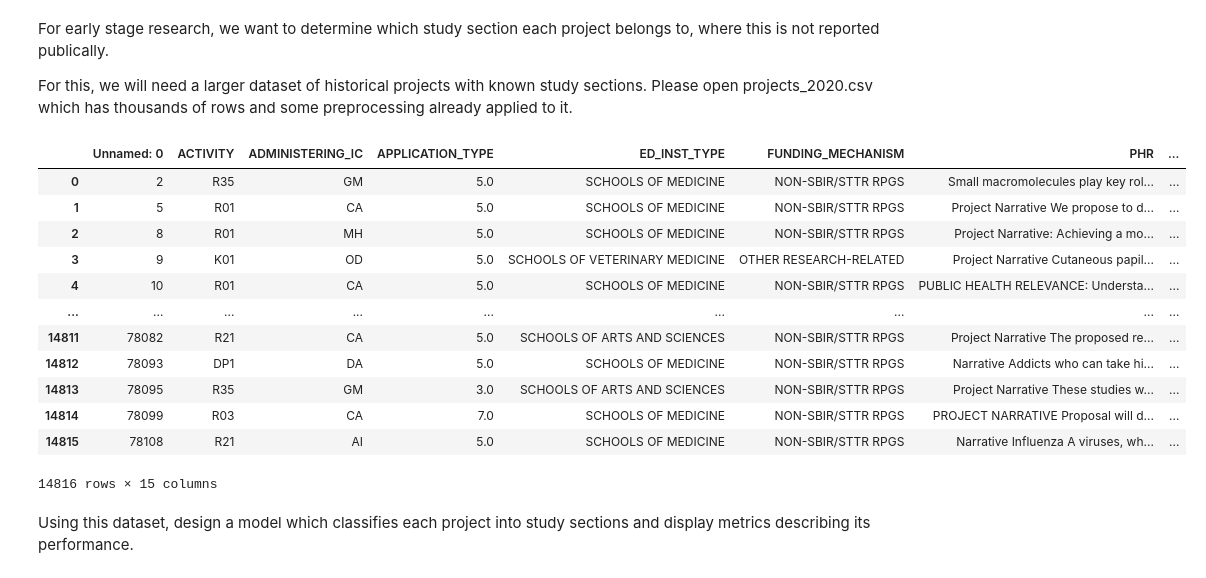
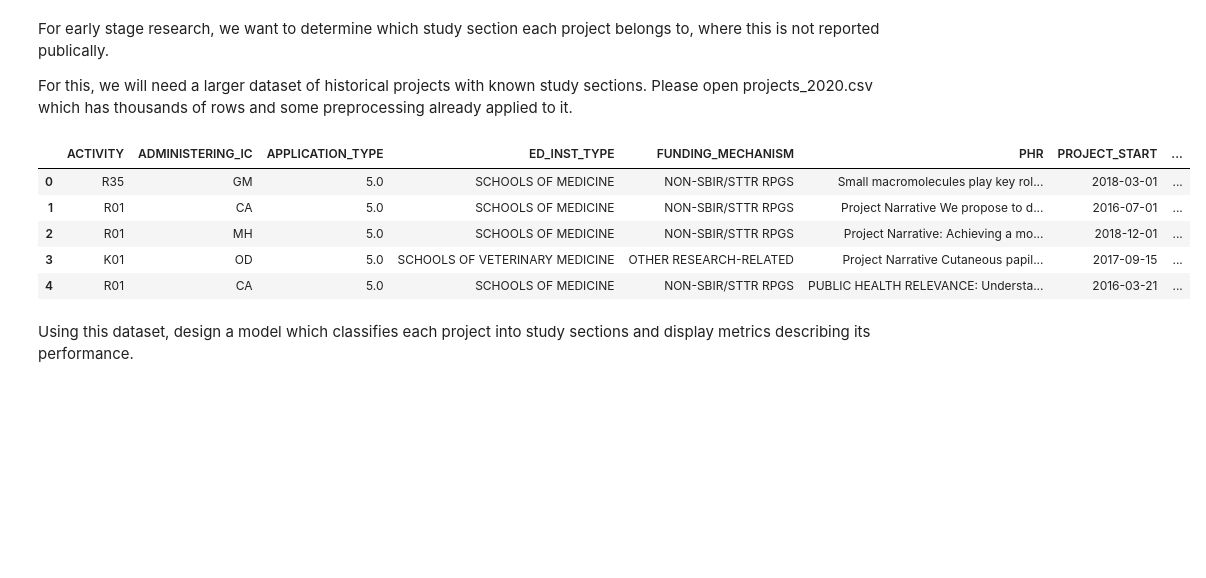
Before and after one commit to YunsyYin/Project_data_analytics, a Jupyter notebook: data_science_test_no_nlp.ipynb, the cells around one changed output. Saved outputs shown, nothing was run; the diff lists cells and outputs as text; code cells hidden in the pictures; blank space fills up the shorter version.

```diff
--- a/data_science_test_no_nlp.ipynb
+++ b/data_science_test_no_nlp.ipynb
@@ -229,20 +181,14 @@ For early stage research, we want to determine which study section each project
 For this, we will need a larger dataset of historical projects with known study sections. Please open projects_2020.csv which has thousands of rows and some preprocessing already applied to it.
 # %%
 project_2020 = pd.read_csv('./projects_2020.csv')
-project_2020
+project_2020 = project_2020.drop('Unnamed: 0', axis=1)
+project_2020.head()
 # %% [output]
-|  | Unnamed: 0 | ACTIVITY | ADMINISTERING_IC | APPLICATION_TYPE | ED_INST_TYPE | FUNDING_MECHANISM | PHR | ... |
-| 0 | 2 | R35 | GM | 5.0 | SCHOOLS OF MEDICINE | NON-SBIR/STTR RPGS | Small macromolecules play key rol... | ... |
-| 1 | 5 | R01 | CA | 5.0 | SCHOOLS OF MEDICINE | NON-SBIR/STTR RPGS | Project Narrative We propose to d... | ... |
-| 2 | 8 | R01 | MH | 5.0 | SCHOOLS OF MEDICINE | NON-SBIR/STTR RPGS | Project Narrative: Achieving a mo... | ... |
-| 3 | 9 | K01 | OD | 5.0 | SCHOOLS OF VETERINARY MEDICINE | OTHER RESEARCH-RELATED | Project Narrative Cutaneous papil... | ... |
-| 4 | 10 | R01 | CA | 5.0 | SCHOOLS OF MEDICINE | NON-SBIR/STTR RPGS | PUBLIC HEALTH RELEVANCE: Understa... | ... |
-| ... | ... | ... | ... | ... | ... | ... | ... | ... |
-| 14811 | 78082 | R21 | CA | 5.0 | SCHOOLS OF ARTS AND SCIENCES | NON-SBIR/STTR RPGS | Project Narrative The proposed re... | ... |
-| 14812 | 78093 | DP1 | DA | 5.0 | SCHOOLS OF MEDICINE | NON-SBIR/STTR RPGS | Narrative Addicts who can take hi... | ... |
-| 14813 | 78095 | R35 | GM | 3.0 | SCHOOLS OF ARTS AND SCIENCES | NON-SBIR/STTR RPGS | Project Narrative These studies w... | ... |
-| 14814 | 78099 | R03 | CA | 7.0 | SCHOOLS OF MEDICINE | NON-SBIR/STTR RPGS | PROJECT NARRATIVE Proposal will d... | ... |
-| 14815 | 78108 | R21 | AI | 5.0 | SCHOOLS OF MEDICINE | NON-SBIR/STTR RPGS | Narrative Influenza A viruses, wh... | ... |
+|  | ACTIVITY | ADMINISTERING_IC | APPLICATION_TYPE | ED_INST_TYPE | FUNDING_MECHANISM | PHR | PROJECT_START | ... |
+| 0 | R35 | GM | 5.0 | SCHOOLS OF MEDICINE | NON-SBIR/STTR RPGS | Small macromolecules play key rol... | 2018-03-01 | ... |
+| 1 | R01 | CA | 5.0 | SCHOOLS OF MEDICINE | NON-SBIR/STTR RPGS | Project Narrative We propose to d... | 2016-07-01 | ... |
+| 2 | R01 | MH | 5.0 | SCHOOLS OF MEDICINE | NON-SBIR/STTR RPGS | Project Narrative: Achieving a mo... | 2018-12-01 | ... |
+| 3 | K01 | OD | 5.0 | SCHOOLS OF VETERINARY MEDICINE | OTHER RESEARCH-RELATED | Project Narrative Cutaneous papil... | 2017-09-15 | ... |
+| 4 | R01 | CA | 5.0 | SCHOOLS OF MEDICINE | NON-SBIR/STTR RPGS | PUBLIC HEALTH RELEVANCE: Understa... | 2016-03-21 | ... |
-14816 rows × 15 columns
 # %% [markdown]
 Using this dataset, design a model which classifies each project into study sections and display metrics describing its performance.
```
Also changed, not shown: parts of 15 cells of this notebook.
